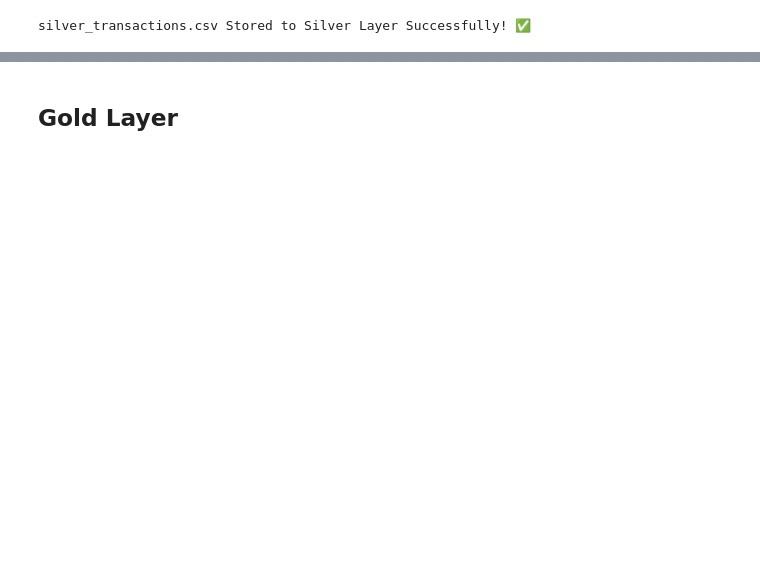
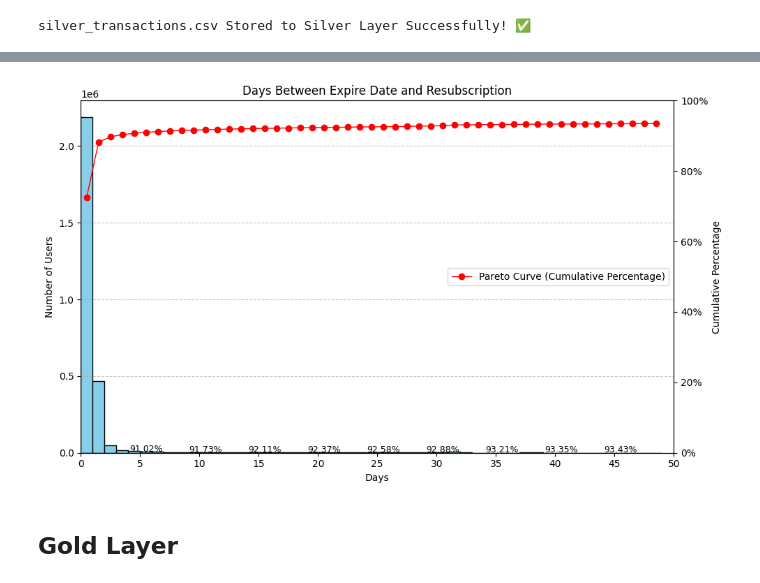
Before and after one commit to ivanckng/CS611_MLE_Group_Project, a Jupyter notebook: label_engineering_kevin.ipynb, the cells around one changed output, grey strips where cells are left out. Drawn from its saved outputs; the diff is of its cells as text; code cells hidden in the pictures; blank space fills up the shorter version.

```diff
--- a/label_engineering_kevin.ipynb
+++ b/label_engineering_kevin.ipynb
@@ -248,3 +249,54 @@ silver_transactions.csv Stored to Silver Layer Successfully! ✅
+# %%
+plt.figure(figsize=(10, 6))
+n, bins, patches = plt.hist(df_result['days_diff'], bins=range(0, 50), color='skyblue', edgecolor='black')
+
+plt.xlim(0, 50)
+plt.xticks(range(0, 51, 5))
+plt.title('Days Between Expire Date and Resubscription')
+plt.xlabel('Days')
+plt.ylabel('Number of Users')
+plt.grid(True, axis='y', linestyle='--', alpha=0.7)
+
+total_count = len(df_result)
+x_ticks_to_label = [5, 10, 15, 20, 25, 30, 35, 40, 45]
+
+for x in x_ticks_to_label:
+    if x >= len(bins):
+        continue
+
+    count_less_than_x = df_result[df_result['days_diff'] <= x].shape[0]
+    proportion = count_less_than_x / total_count
+
+    bin_index = x
+    patch = patches[bin_index]
+
+    height = patch.get_height()
+    bin_center = 0.5 * (bins[bin_index] + bins[bin_index + 1])
+
+    plt.text(
+        bin_center,
+        height + 1000,
+        f'{proportion:.2%}',
+        ha='center',
+        fontsize=9,
+        rotation=0
+    )
+
+ax2 = plt.twinx()
+cumulative_n = n.cumsum()
+cumulative_percentage = cumulative_n / total_count
+bin_centers = (bins[:-1] + bins[1:]) / 2
+ax2.plot(bin_centers, cumulative_percentage, color='red', marker='o', linestyle='-', linewidth=1, label='Pareto Curve (Cumulative Percentage)')
+ax2.set_ylim(0, 1)
+ax2.set_ylabel('Cumulative Percentage')
+ax2.yaxis.set_major_formatter(mtick.PercentFormatter(xmax=1))
+lines, labels = ax2.get_legend_handles_labels()
+plt.legend(lines, labels, loc='center right')
+
+plt.tight_layout()
+plt.show()
+# %% [output]
+[figure, added]
 # %% [markdown]
 ## Gold Layer
 # %%
```
Also changed, not shown: parts of 20 cells of this notebook.
